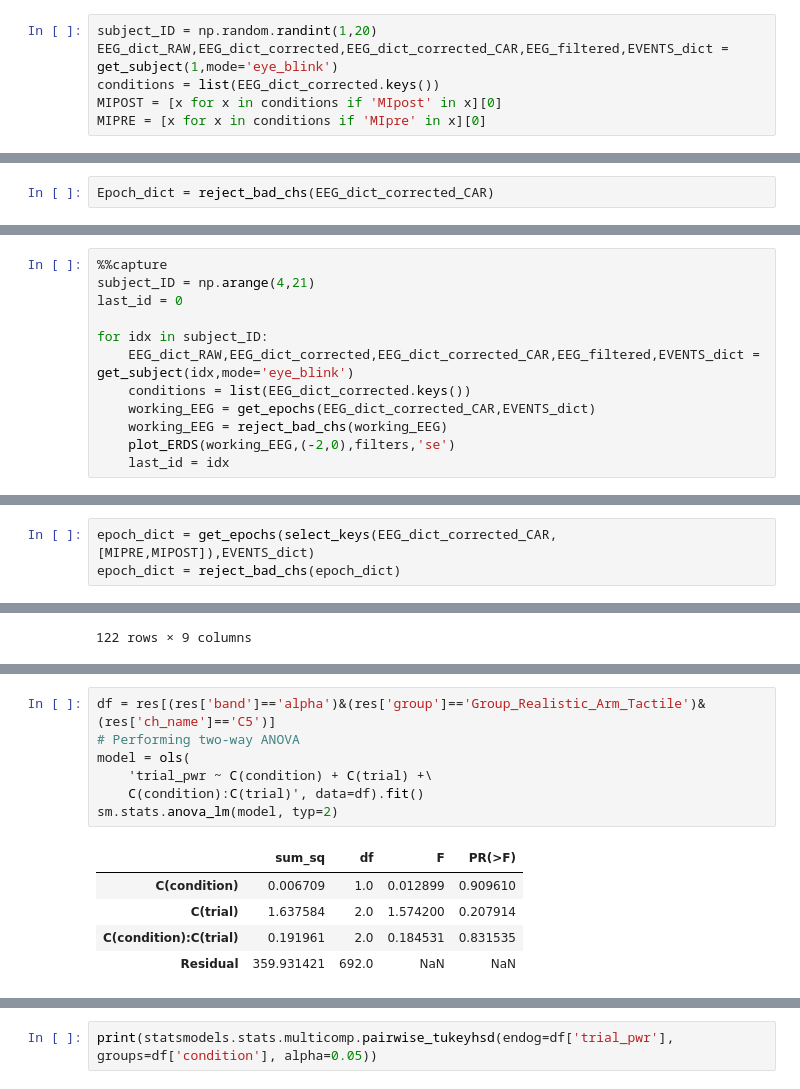
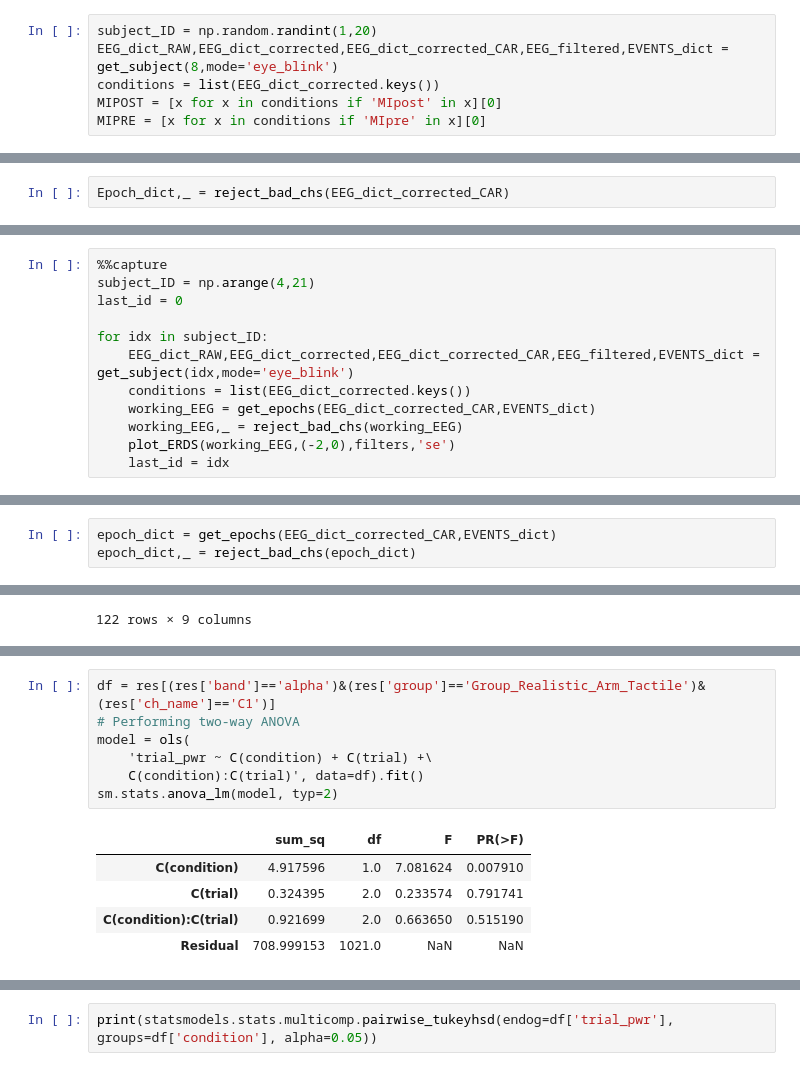
Before and after one commit to Mrwn-H/TNE, a Jupyter notebook: timefreq_analysis.ipynb, the cells around one changed output, grey strips where cells are left out. Saved outputs shown, nothing was run; the diff lists cells and outputs as text.

```diff
--- a/timefreq_analysis.ipynb
+++ b/timefreq_analysis.ipynb
@@ -646,6 +646,6 @@ for idx in subjects_idx:
 # %%
 subject_ID = np.random.randint(1,20)
-EEG_dict_RAW,EEG_dict_corrected,EEG_dict_corrected_CAR,EEG_filtered,EVENTS_dict = get_subject(1,mode='eye_blink')
+EEG_dict_RAW,EEG_dict_corrected,EEG_dict_corrected_CAR,EEG_filtered,EVENTS_dict = get_subject(8,mode='eye_blink')
 conditions = list(EEG_dict_corrected.keys())
 MIPOST = [x for x in conditions if 'MIpost' in x][0]
 MIPRE = [x for x in conditions if 'MIpre' in x][0]
@@ -729,4 +655,4 @@ EEG_dict_corrected_CAR = get_epochs(EEG_dict_corrected_CAR,EVENTS_dict)
 epochs = EEG_dict_corrected_CAR[MIPRE]['epochs'].copy()
 n_epochs = epochs.events.shape[0]
 # %%
-Epoch_dict = reject_bad_chs(EEG_dict_corrected_CAR)
+Epoch_dict,_ = reject_bad_chs(EEG_dict_corrected_CAR)
@@ -1225,7 +1144,7 @@ for idx in subject_ID:
     EEG_dict_RAW,EEG_dict_corrected,EEG_dict_corrected_CAR,EEG_filtered,EVENTS_dict = get_subject(idx,mode='eye_blink')
     conditions = list(EEG_dict_corrected.keys())
     working_EEG = get_epochs(EEG_dict_corrected_CAR,EVENTS_dict)
-    working_EEG = reject_bad_chs(working_EEG)
+    working_EEG,_ = reject_bad_chs(working_EEG)
     plot_ERDS(working_EEG,(-2,0),filters,'se')
     last_id = idx
 # %% [output]
@@ -1618,8 +1537,8 @@ avg_l = tfr['left'].data[:,:,freq_mask,:]
 # %% [markdown]
 ### Test with actual data
 # %%
-epoch_dict = get_epochs(select_keys(EEG_dict_corrected_CAR,[MIPRE,MIPOST]),EVENTS_dict)
-epoch_dict = reject_bad_chs(epoch_dict)
+epoch_dict = get_epochs(EEG_dict_corrected_CAR,EVENTS_dict)
+epoch_dict,_ = reject_bad_chs(epoch_dict)
 # %% [output]
 Not setting metadata
 60 matching events found
@@ -2215,16 +2342,16 @@ df.sort_values(by=['subject_ID'])
 # %%
-df = res[(res['band']=='alpha')&(res['group']=='Group_Realistic_Arm_Tactile')&(res['ch_name']=='C5')]
+df = res[(res['band']=='alpha')&(res['group']=='Group_Realistic_Arm_Tactile')&(res['ch_name']=='C1')]
 # Performing two-way ANOVA
 model = ols(
     'trial_pwr ~ C(condition) + C(trial) +\
     C(condition):C(trial)', data=df).fit()
 sm.stats.anova_lm(model, typ=2)
 # %% [output]
 |  | sum_sq | df | F | PR(>F) |
-| C(condition) | 0.006709 | 1.0 | 0.012899 | 0.909610 |
-| C(trial) | 1.637584 | 2.0 | 1.574200 | 0.207914 |
-| C(condition):C(trial) | 0.191961 | 2.0 | 0.184531 | 0.831535 |
-| Residual | 359.931421 | 692.0 | NaN | NaN |
+| C(condition) | 4.917596 | 1.0 | 7.081624 | 0.007910 |
+| C(trial) | 0.324395 | 2.0 | 0.233574 | 0.791741 |
+| C(condition):C(trial) | 0.921699 | 2.0 | 0.663650 | 0.515190 |
+| Residual | 708.999153 | 1021.0 | NaN | NaN |
 # %%
 import statsmodels
 print(statsmodels.stats.multicomp.pairwise_tukeyhsd(endog=df['trial_pwr'], groups=df['trial'], alpha=0.05))
```
Also changed, not shown: parts of 23 cells of this notebook, 12 other files.
